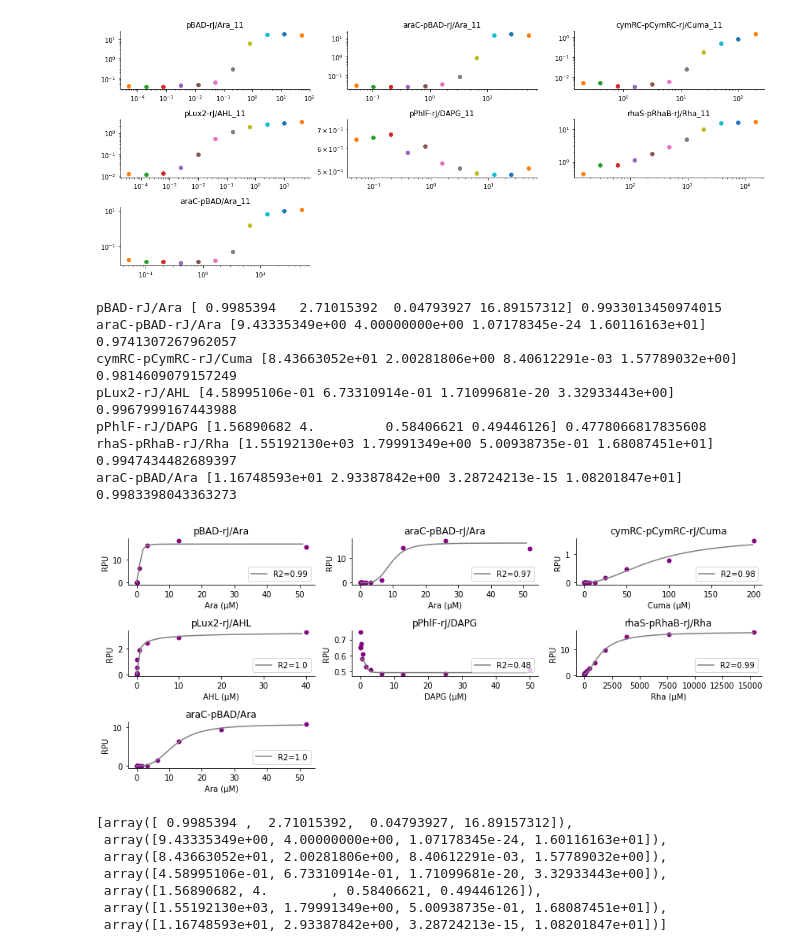
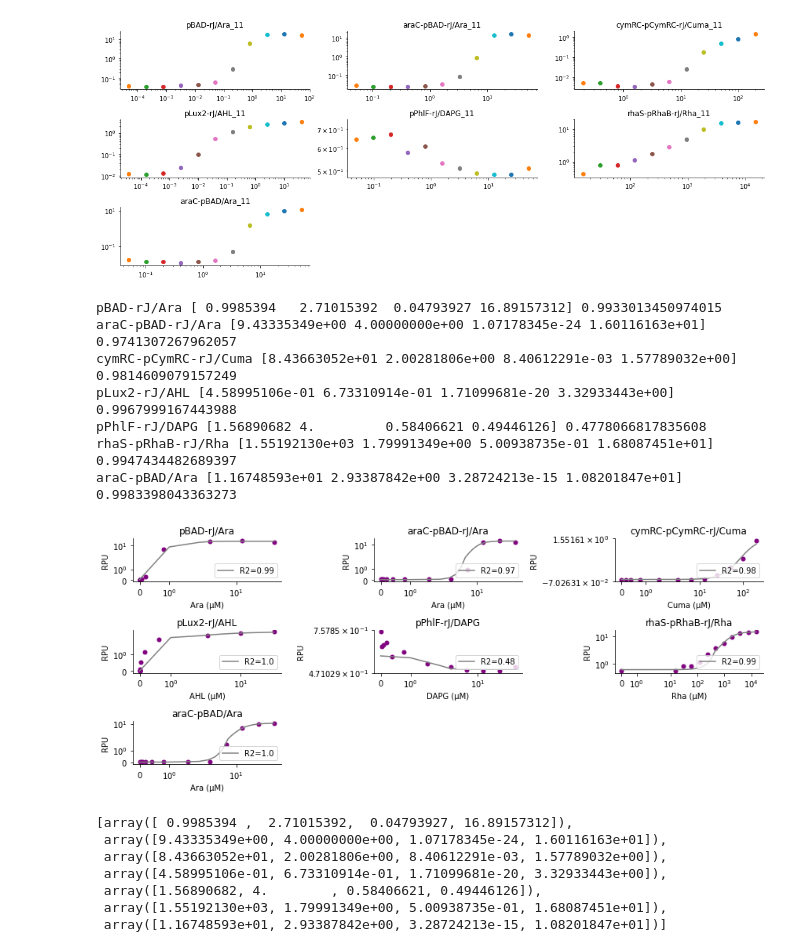
Before and after one commit to rmardian/intein-based-circuits, a Jupyter notebook: Promoters Characterization.ipynb, the cells around one changed output. Saved outputs shown, nothing was run; the diff lists cells and outputs as text; code cells hidden in the pictures.

```diff
--- a/Promoters Characterization.ipynb
+++ b/Promoters Characterization.ipynb
@@ -103,36 +103,37 @@ for i, ax in enumerate(axr):
         gate_bounds = [[0, 0, 0, 0],
                        [1e4, 4, y.min()+0.1, y.max()+0.1]]
 
         popt, pcov = curve_fit(hill_activation, x, y, p0=init_guess, bounds=gate_bounds)
 
         ax.scatter(x, y, color='purple', s=25)
         err = np.round(r2_score(y, hill_activation(x, *popt)), 2)
         #err = np.sum([(a - b)**2 for a, b in zip(y, hill_activation(x, *popt))])
         ax.plot(np.arange(x.max()), hill_activation(np.arange(x.max()), *popt), color='gray', label='R2='+str(err))
 
         all_params.append(popt)
         print(promoters[i], popt, r2_score(y, hill_activation(x, *popt)))
         #ax.loglog()
-        #ax.set_xscale('symlog')
-        #ax.set_yscale('symlog')
+        #
+        ax.set_xscale('symlog')
+        ax.set_yscale('symlog')
 
         ax.set_title('{}'.format(promoters[i]))
         ax.set_ylabel('RPU')
         ax.set_xlabel('{} ({})'.format(promoters[i].split('/')[1], u"\u03bcM"))
         ax.legend(loc=4)
     else:
         ax.set_visible(False)
     sns.despine()
 plt.tight_layout()
 # %% [output]
 pBAD-rJ/Ara [ 0.9985394   2.71015392  0.04793927 16.89157312] 0.9933013450974015
 araC-pBAD-rJ/Ara [9.43335349e+00 4.00000000e+00 1.07178345e-24 1.60116163e+01] 0.9741307267962057
 cymRC-pCymRC-rJ/Cuma [8.43663052e+01 2.00281806e+00 8.40612291e-03 1.57789032e+00] 0.9814609079157249
 pLux2-rJ/AHL [4.58995106e-01 6.73310914e-01 1.71099681e-20 3.32933443e+00] 0.9967999167443988
 pPhlF-rJ/DAPG [1.56890682 4.         0.58406621 0.49446126] 0.4778066817835608
 rhaS-pRhaB-rJ/Rha [1.55192130e+03 1.79991349e+00 5.00938735e-01 1.68087451e+01] 0.9947434482689397
 araC-pBAD/Ara [1.16748593e+01 2.93387842e+00 3.28724213e-15 1.08201847e+01] 0.9983398043363273
-[figure, old version]
+[figure, new version]
 # %%
 all_params
 # %% [output]
```
Also changed, not shown: 1 other file.
